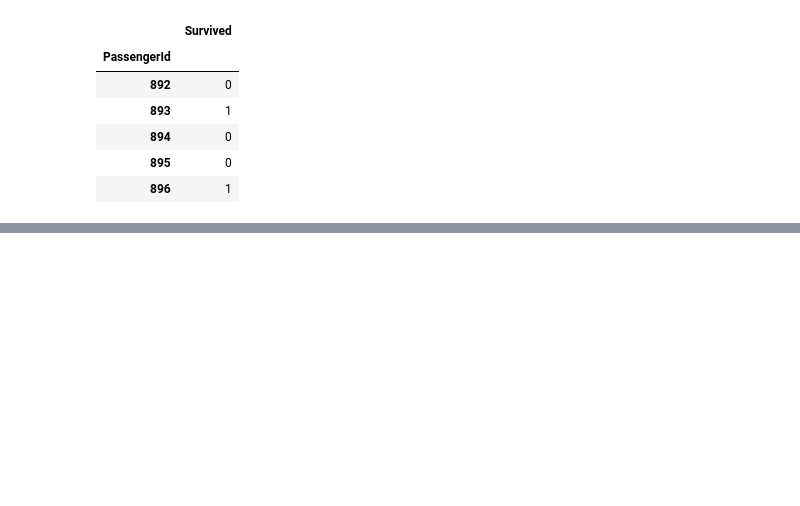
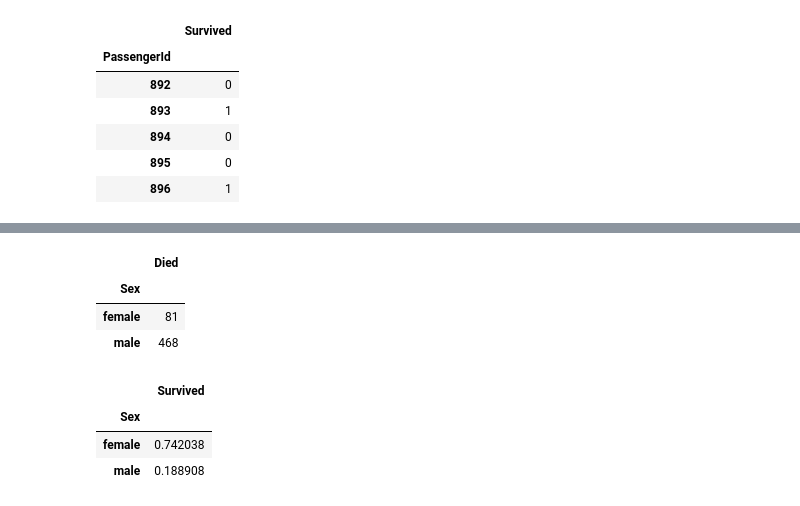
Before and after one commit to CodingSta/demo-ls-201904-pandas, a Jupyter notebook: Pandas 02.ipynb, the cells around one changed output, grey strips where cells are left out. Drawn from its saved outputs; the diff is of its cells as text; code cells hidden in the pictures; blank space fills up the shorter version.

```diff
--- a/Pandas 02.ipynb
+++ b/Pandas 02.ipynb
@@ -593,0 +633,18 @@ submission_df.to_csv('titanic_submittion.csv')
+# %%
+train_df['Died'] = 1 - train_df.Survived
+pd.pivot_table(data=train_df, index='Sex', values='Died',
+               aggfunc='sum')
+# %% [output]
+|  | Died |
+| Sex |  |
+| female | 81 |
+| male | 468 |
+# %%
+# pd.pivot_table(data=train_df, index='Sex', values='Survived', aggfunc='sum')
+
+train_df.pivot_table(index='Sex', values='Survived', aggfunc='mean')
+# %% [output]
+|  | Survived |
+| Sex |  |
+| female | 0.742038 |
+| male | 0.188908 |
```
Also changed, not shown: parts of 5 cells of this notebook.
